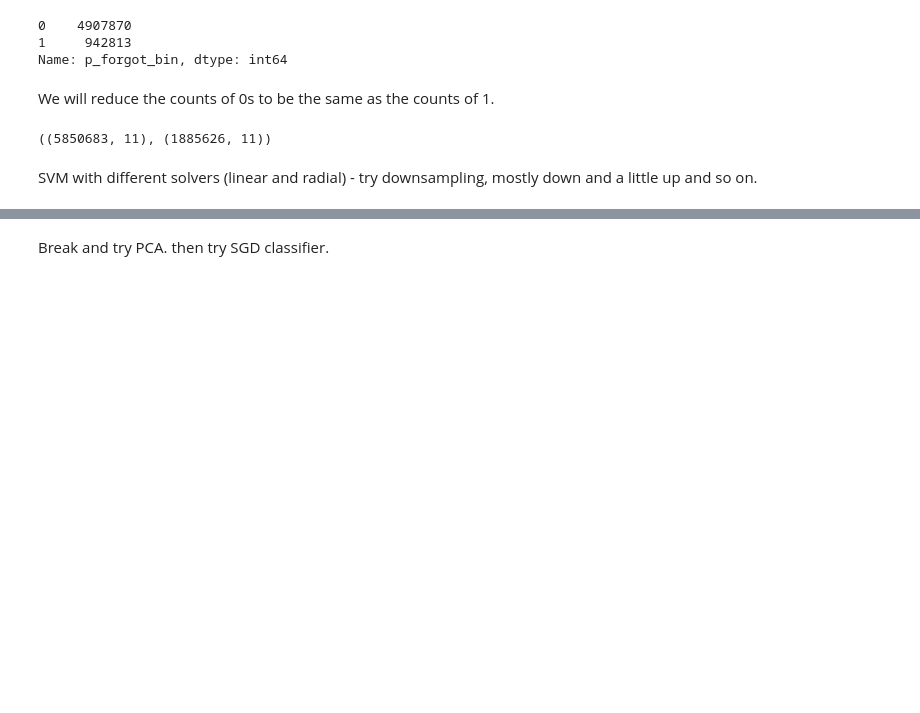
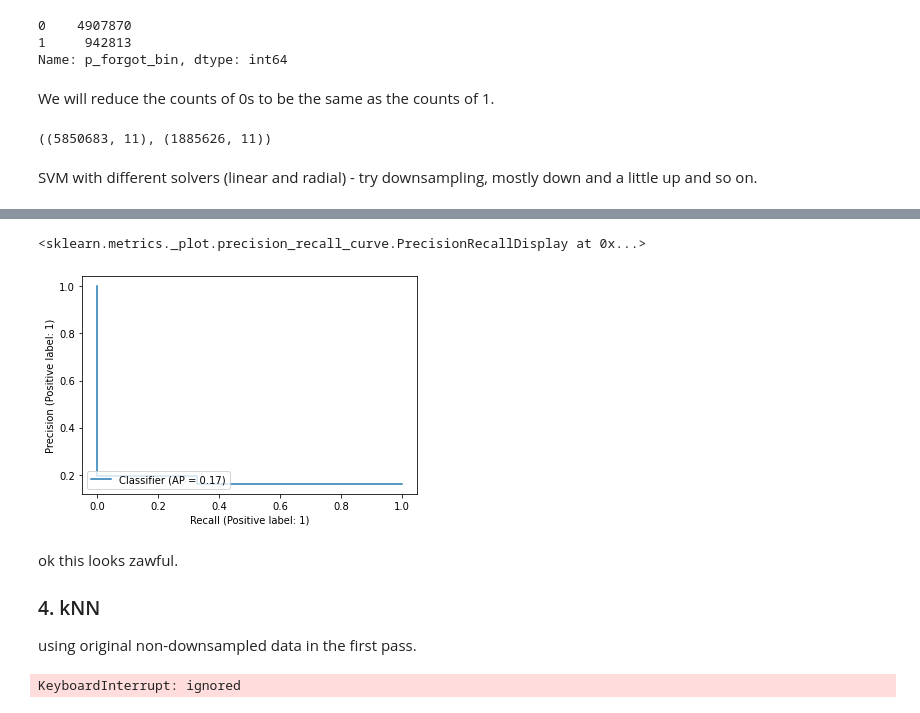
Before and after one commit to rts1988/Duolingo_spaced_repetition, a Jupyter notebook: Duolingo_no_wordfeatures_trial1.ipynb, the cells around one changed output, grey strips where cells are left out. Cells and saved outputs as stored; diff of their text form; code cells hidden in the pictures; blank space fills up the shorter version.

```diff
--- a/Duolingo_no_wordfeatures_trial1.ipynb
+++ b/Duolingo_no_wordfeatures_trial1.ipynb
@@ -664,7 +678,9 @@ SVM with different solvers (linear and radial) - try downsampling, mostly down a
 #from sklearn.svm import LinearSVC
 from sklearn.pipeline import make_pipeline
 from sklearn.preprocessing import StandardScaler
-from sklearn.pca import PCA
-from sklearn.svm import SVC
-pipe1 = make_pipeline(StandardScaler(), SVC(gamma='auto'))
-clf.fit(X_train_unscaled, y_train)
+from sklearn.decomposition import PCA
+from sklearn.svm import LinearSVC
+pipe1 = make_pipeline(StandardScaler(),
+                      PCA(n_components = 8),
+                      LinearSVC(),verbose=5)
+pipe1.fit(X_train_downsampled, y_train_downsampled)
@@ -671,3 +694,24 @@ clf.fit(X_train_unscaled, y_train)
-# %% [markdown]
-Break and try PCA.
-then try SGD classifier.
+# %%
+y_predicted = pipe1.predict(X_test_unscaled)
+# %%
+from sklearn.metrics import accuracy_score, PrecisionRecallDisplay
+
+accuracy_score(y_test,y_predicted)
+
+PrecisionRecallDisplay.from_predictions(y_test,y_predicted)
+# %% [output]
+<sklearn.metrics._plot.precision_recall_curve.PrecisionRecallDisplay at 0x...>
+[figure, added]
+# %% [markdown]
+ok this looks zawful.
+
+### 4. kNN
+
+using original non-downsampled data in the first pass.
+# %%
+from sklearn.neighbors import KNeighborsClassifier
+
+knn_model = KNeighborsClassifier(weights='distance',n_neighbors=30)
+knn_model.fit(X_mm_train,y_train)
+# %% [output]
+KeyboardInterrupt: ignored
```
Also changed, not shown: parts of 22 cells of this notebook.
